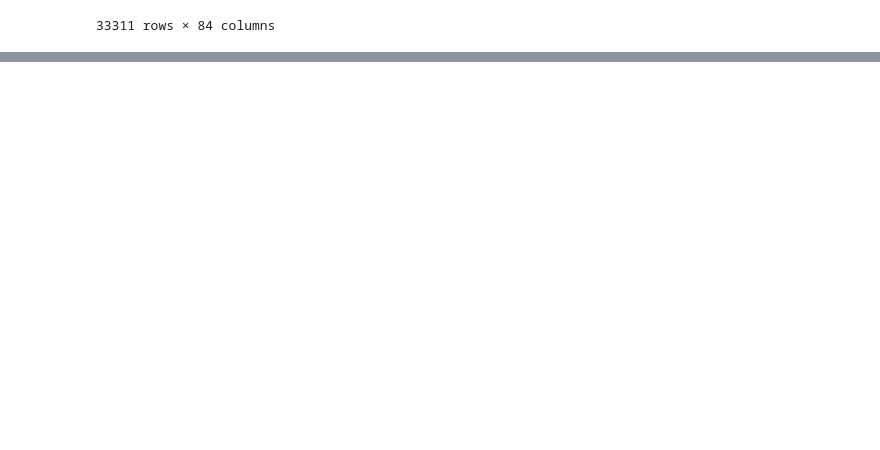
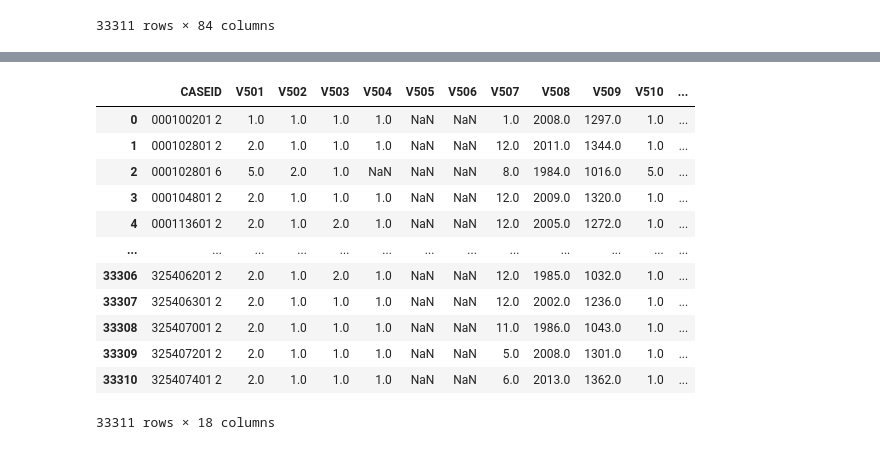
Before and after one commit to alexanderquispe/BiLab_Summer_Python, a Jupyter notebook: assignments/Assignment_4/group_1_ass_4_2024.ipynb, the cells around one changed output, grey strips where cells are left out. Cells and saved outputs as stored; diff of their text form; code cells hidden in the pictures; blank space fills up the shorter version.

```diff
--- a/assignments/Assignment_4/group_1_ass_4_2024.ipynb
+++ b/assignments/Assignment_4/group_1_ass_4_2024.ipynb
@@ -98,7 +98,7 @@ REC_2
 # %%
 import pandas as pd
 import pyreadstat
-rec_3, meta = pyreadstat.read_sav('../../_data/endes/2019/RE516171.sav')
+rec_3, meta3 = pyreadstat.read_sav('../../_data/endes/2019/RE516171.sav')
 type(rec_3)
 type(meta)
 rec_3.head()
@@ -130,0 +418,16 @@ REC_3
+# %%
+rec3_1
+# %% [output]
+|  | CASEID | V501 | V502 | V503 | V504 | V505 | V506 | V507 | V508 | V509 | V510 | ... |
+| 0 | 000100201 2 | 1.0 | 1.0 | 1.0 | 1.0 | NaN | NaN | 1.0 | 2008.0 | 1297.0 | 1.0 | ... |
+| 1 | 000102801 2 | 2.0 | 1.0 | 1.0 | 1.0 | NaN | NaN | 12.0 | 2011.0 | 1344.0 | 1.0 | ... |
+| 2 | 000102801 6 | 5.0 | 2.0 | 1.0 | NaN | NaN | NaN | 8.0 | 1984.0 | 1016.0 | 5.0 | ... |
+| 3 | 000104801 2 | 2.0 | 1.0 | 1.0 | 1.0 | NaN | NaN | 12.0 | 2009.0 | 1320.0 | 1.0 | ... |
+| 4 | 000113601 2 | 2.0 | 1.0 | 2.0 | 1.0 | NaN | NaN | 12.0 | 2005.0 | 1272.0 | 1.0 | ... |
+| ... | ... | ... | ... | ... | ... | ... | ... | ... | ... | ... | ... | ... |
+| 33306 | 325406201 2 | 2.0 | 1.0 | 2.0 | 1.0 | NaN | NaN | 12.0 | 1985.0 | 1032.0 | 1.0 | ... |
+| 33307 | 325406301 2 | 2.0 | 1.0 | 1.0 | 1.0 | NaN | NaN | 12.0 | 2002.0 | 1236.0 | 1.0 | ... |
+| 33308 | 325407001 2 | 2.0 | 1.0 | 1.0 | 1.0 | NaN | NaN | 11.0 | 1986.0 | 1043.0 | 1.0 | ... |
+| 33309 | 325407201 2 | 2.0 | 1.0 | 1.0 | 1.0 | NaN | NaN | 5.0 | 2008.0 | 1301.0 | 1.0 | ... |
+| 33310 | 325407401 2 | 2.0 | 1.0 | 1.0 | 1.0 | NaN | NaN | 6.0 | 2013.0 | 1362.0 | 1.0 | ... |
+33311 rows × 18 columns
```
Also changed, not shown: parts of 59 cells of this notebook.
